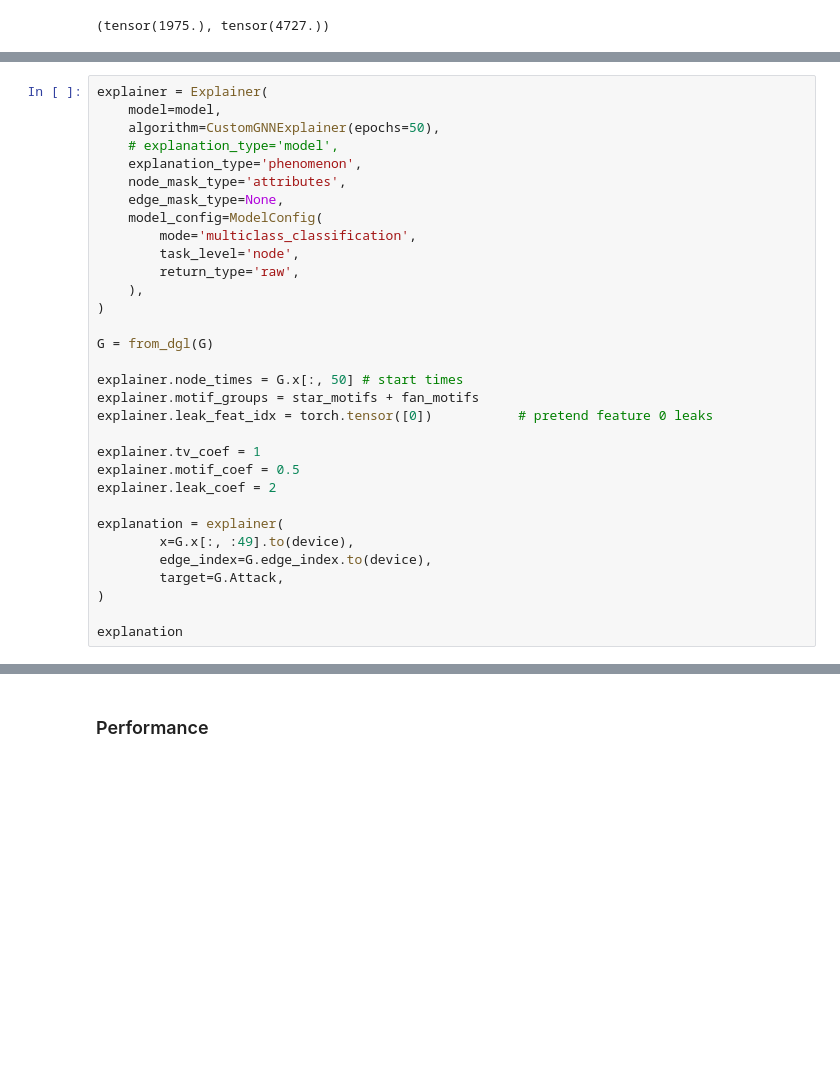
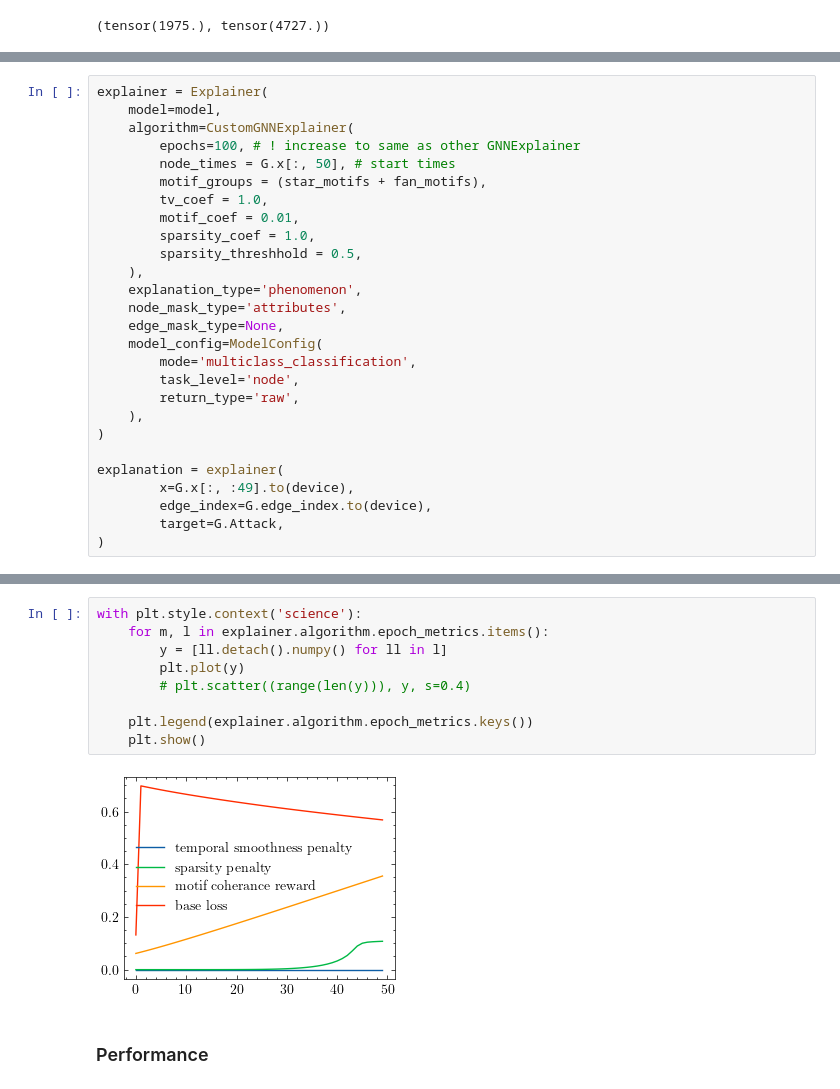
Before and after one commit to ljrn8/COMP4003, a Jupyter notebook: notebooks/xAI/BoT-IoT_gnne_adaptation.ipynb, the cells around one changed output, grey strips where cells are left out. Cells and saved outputs as stored; diff of their text form; blank space fills up the shorter version.

```diff
--- a/notebooks/xAI/BoT-IoT_gnne_adaptation.ipynb
+++ b/notebooks/xAI/BoT-IoT_gnne_adaptation.ipynb
@@ -246,8 +293,15 @@ torch.Size([29760, 49])
 # %%
 explainer = Explainer(
     model=model,
-    algorithm=CustomGNNExplainer(epochs=50),
-    # explanation_type='model',
+    algorithm=CustomGNNExplainer(
+        epochs=100, # ! increase to same as other GNNExplainer
+        node_times = G.x[:, 50], # start times
+        motif_groups = (star_motifs + fan_motifs),
+        tv_coef = 1.0,
+        motif_coef = 0.01,
+        sparsity_coef = 1.0,
+        sparsity_threshhold = 0.5,
+    ),
     explanation_type='phenomenon',
     node_mask_type='attributes',
     edge_mask_type=None,
@@ -258,21 +312,9 @@ explainer = Explainer(
     ),
 )
 
-G = from_dgl(G)
-
-explainer.node_times = G.x[:, 50] # start times
-explainer.motif_groups = star_motifs + fan_motifs
-explainer.leak_feat_idx = torch.tensor([0])           # pretend feature 0 leaks
-
-explainer.tv_coef = 1
-explainer.motif_coef = 0.5
-explainer.leak_coef = 2
-
 explanation = explainer(
         x=G.x[:, :49].to(device),
         edge_index=G.edge_index.to(device),
         target=G.Attack,
 )
-
-explanation
 # %% [output]
@@ -280,2 +338,13 @@ Explanation(node_mask=[29760, 49], target=[29760], x=[29760, 49], edge_index=[2,
+# %%
+with plt.style.context('science'):
+    for m, l in explainer.algorithm.epoch_metrics.items():
+        y = [ll.detach().numpy() for ll in l]
+        plt.plot(y)
+        # plt.scatter((range(len(y))), y, s=0.4)
+
+    plt.legend(explainer.algorithm.epoch_metrics.keys())
+    plt.show()
+# %% [output]
+[figure, added]
 # %% [markdown]
 ### Performance
```
Also changed, not shown: parts of 9 cells of this notebook, 1 other file.
